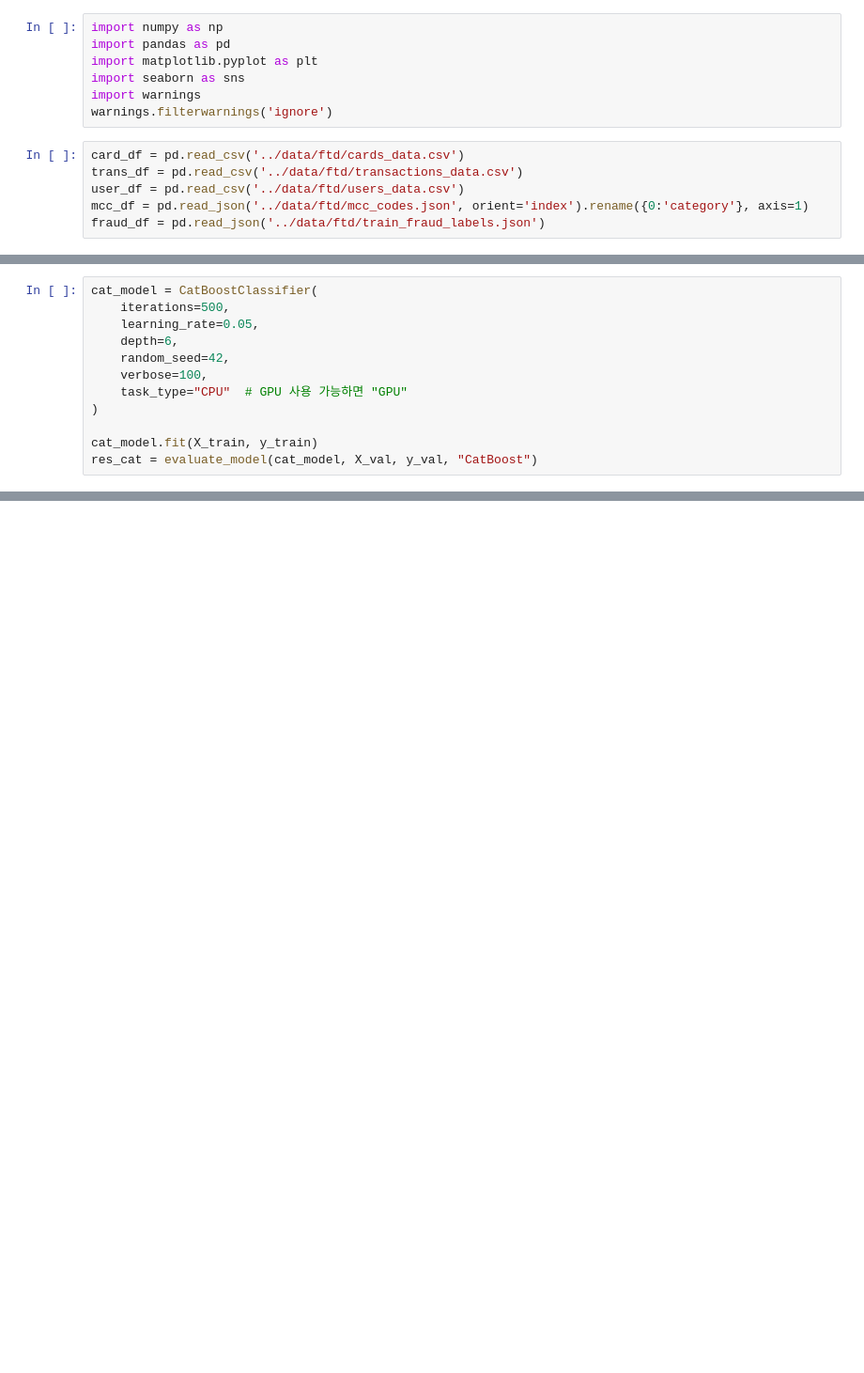
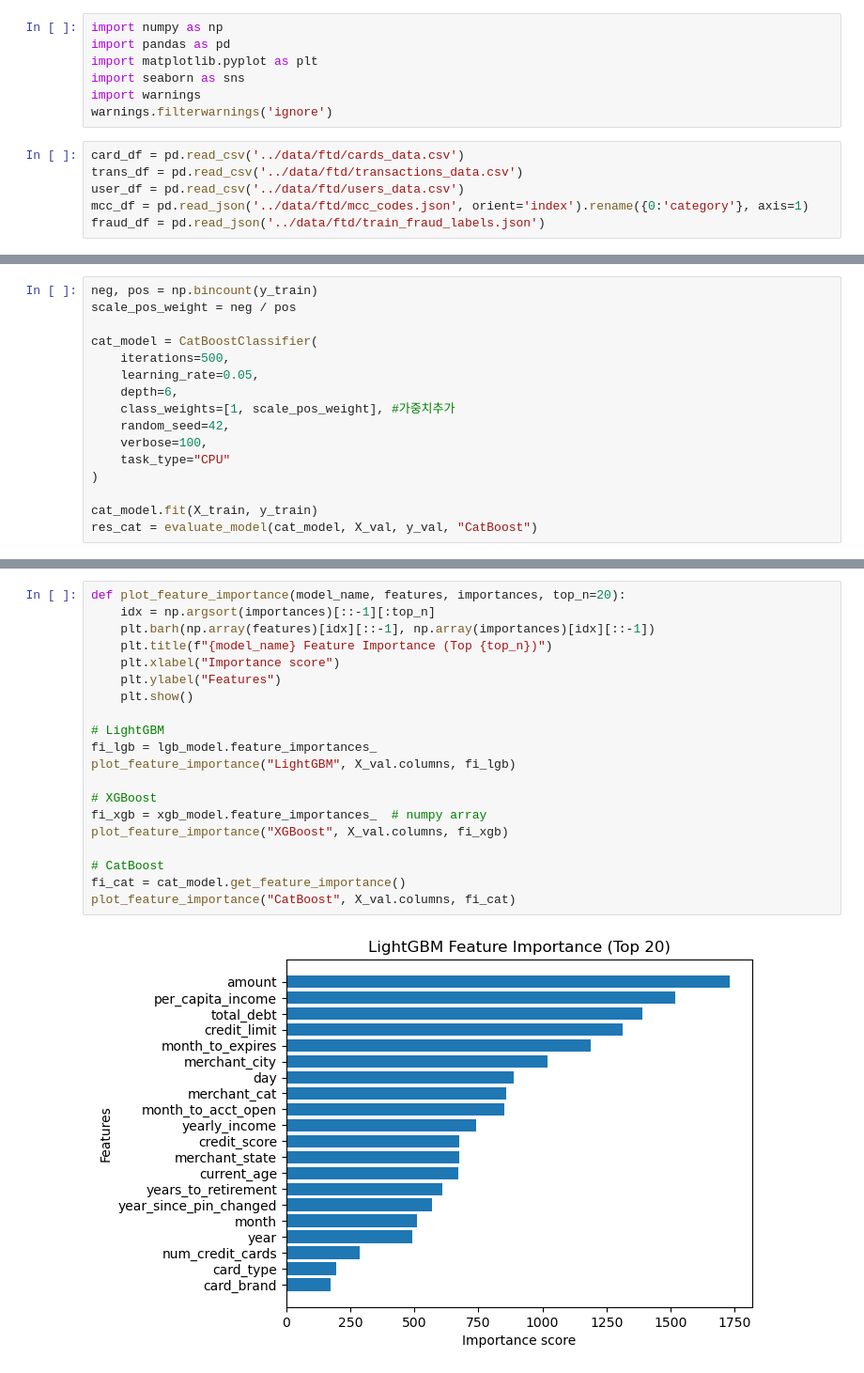
Before and after one commit to CYJ1226/-DS5-DATAThon, a Jupyter notebook: FraudDetection.ipynb, the cells around one changed output, grey strips where cells are left out. Shown at 94% size. Saved outputs shown, nothing was run; the diff lists cells and outputs as text; blank space fills up the shorter version.

```diff
--- a/FraudDetection.ipynb
+++ b/FraudDetection.ipynb
@@ -124,11 +992,15 @@ res_xgb = evaluate_model(xgb_model, X_val, y_val, "XGBoost")
 # %%
+neg, pos = np.bincount(y_train)
+scale_pos_weight = neg / pos
+
 cat_model = CatBoostClassifier(
     iterations=500,
     learning_rate=0.05,
     depth=6,
+    class_weights=[1, scale_pos_weight], #가중치추가
     random_seed=42,
     verbose=100,
-    task_type="CPU"  # GPU 사용 가능하면 "GPU"
+    task_type="CPU"
 )
 
 cat_model.fit(X_train, y_train)
@@ -140,0 +1309,22 @@ print(results)
+# %%
+def plot_feature_importance(model_name, features, importances, top_n=20):
+    idx = np.argsort(importances)[::-1][:top_n]
+    plt.barh(np.array(features)[idx][::-1], np.array(importances)[idx][::-1])
+    plt.title(f"{model_name} Feature Importance (Top {top_n})")
+    plt.xlabel("Importance score")
+    plt.ylabel("Features")
+    plt.show()
+
+# LightGBM
+fi_lgb = lgb_model.feature_importances_
+plot_feature_importance("LightGBM", X_val.columns, fi_lgb)
+
+# XGBoost
+fi_xgb = xgb_model.feature_importances_  # numpy array
+plot_feature_importance("XGBoost", X_val.columns, fi_xgb)
+
+# CatBoost
+fi_cat = cat_model.get_feature_importance()
+plot_feature_importance("CatBoost", X_val.columns, fi_cat)
+# %% [output]
+[figure, added]
```
Also changed, not shown: parts of 117 cells of this notebook.
